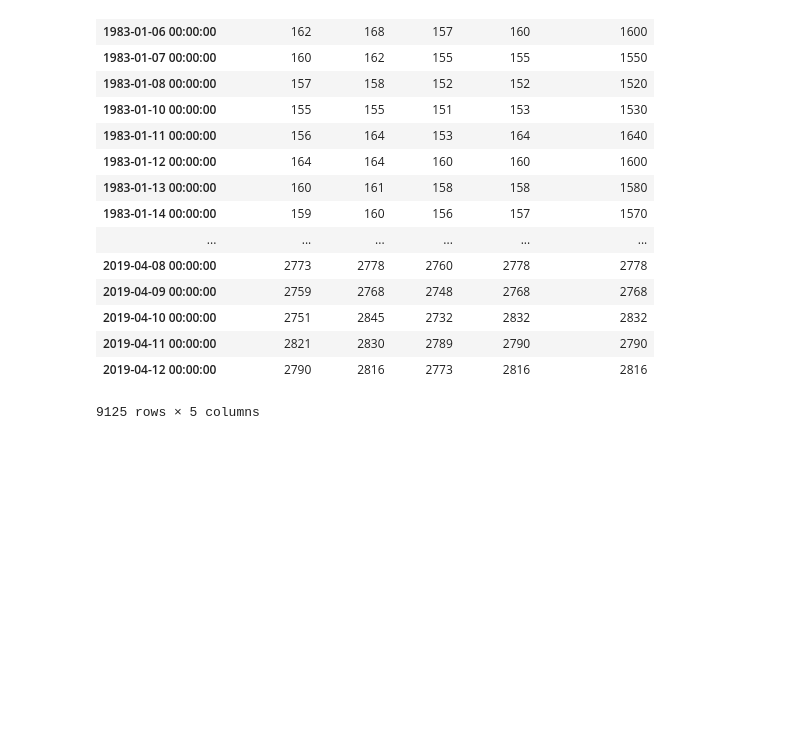
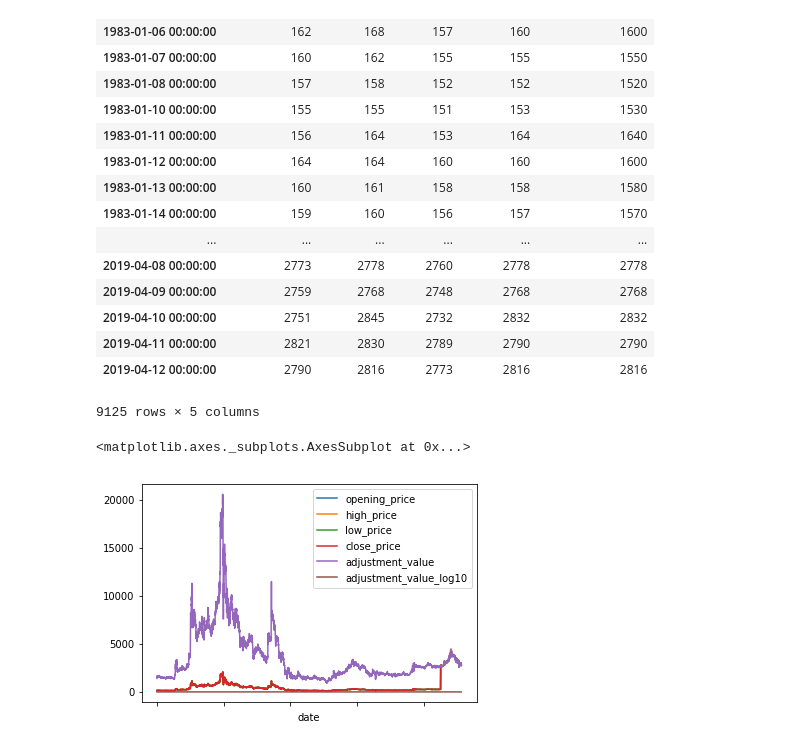
Before and after one commit to u6k/ml-sandbox, a Jupyter notebook: time_series_3.ipynb, the cells around one changed output. Saved outputs shown, nothing was run; the diff lists cells and outputs as text; code cells hidden in the pictures; blank space fills up the shorter version.

```diff
--- a/time_series_3.ipynb
+++ b/time_series_3.ipynb
@@ -75,3 +77,8 @@ memory usage: 427.7+ KB
 | 2019-04-11 00:00:00 | 2821 | 2830 | 2789 | 2790 | 2790 |
 | 2019-04-12 00:00:00 | 2790 | 2816 | 2773 | 2816 | 2816 |
 9125 rows × 5 columns
+# %%
+df_1301.plot()
+# %% [output]
+<matplotlib.axes._subplots.AxesSubplot at 0x...>
+[figure, added]
```
Also changed, not shown: parts of 6 cells of this notebook.
